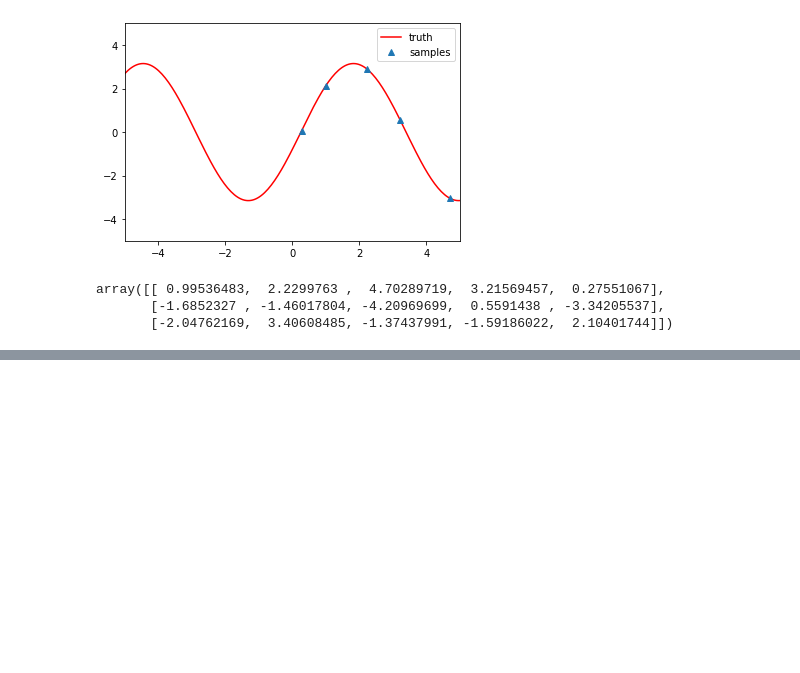
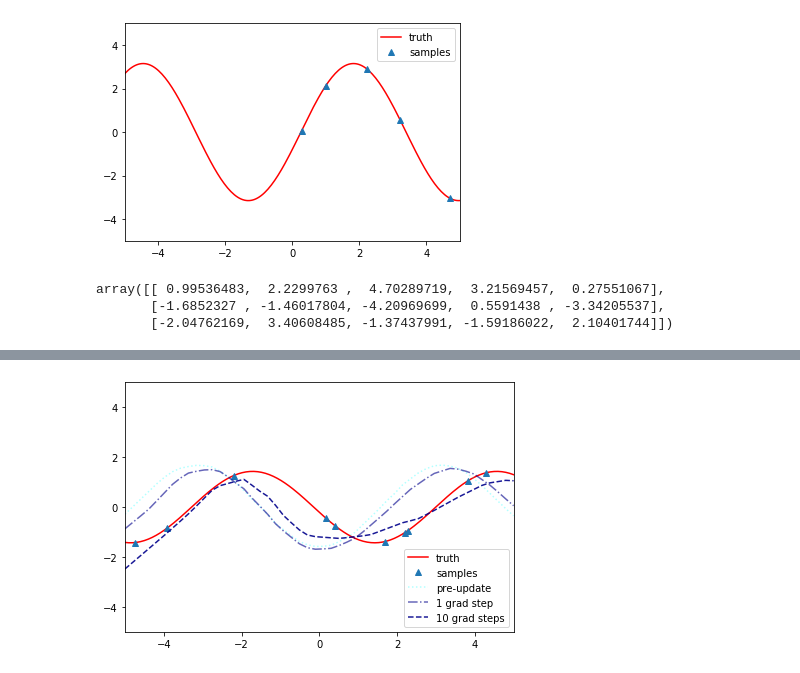
Before and after one commit to tpgillam/meta_learning, a Jupyter notebook: sinusoid.ipynb, the cells around one changed output, grey strips where cells are left out. Drawn from its saved outputs; the diff is of its cells as text; code cells hidden in the pictures; blank space fills up the shorter version.

Commit message:
Better plotting

```diff
--- a/sinusoid.ipynb
+++ b/sinusoid.ipynb
@@ -188,6 +189,14 @@ def _train_step(module, train_batch: Batch, optimizer):
     optimizer.step()
 
 
+def _get_prediction(module, x: numpy.ndarray) -> numpy.ndarray:
+    device = _module_device(module)
+    torch_x = torch.tensor(x, dtype=torch.float32).unsqueeze(1).to(device)
+    with torch.no_grad(), model_eval(module):
+        torch_y = module(torch_x)
+    return torch_y.cpu().numpy().squeeze(1)
+
+
 class BatchPrediction(NamedTuple):
     y: numpy.ndarray
     mse_loss: float
@@ -264,29 +286,30 @@ def meta_test(
         learning_rate: float = 0.001):
     """Perform a single test on the trained module"""
     # FIXME We need to make an independent copy of the module's parameters before we mutate them in training.
+    module = copy.deepcopy(module)
+
     batch = generate_sinusoid_batch(1, 2 * batch_size_inner)
     train_batch = batch[:batch_size_inner]
     test_batch = batch[batch_size_inner:]
 
-    prediction = _get_test_prediction(module, test_batch)
+    test_x = numpy.linspace(batch.input_range[0], batch.input_range[1])
+
+    y = _get_prediction(module, test_x)
+
     plot_task(train_batch, 0)
-    pyplot.plot(test_batch.x[0], prediction.y, '<')
-    pyplot.show()
+    pyplot.plot(test_x, y, '-', c='cyan', ls='dotted', alpha=0.3, label='pre-update')
 
     optimizer = torch.optim.Adam(module.parameters(), lr=learning_rate)
 
     _train_step(module, train_batch, optimizer)
-    #TODO Evaluate over a much finer grid to make a better plot
-    prediction = _get_test_prediction(module, test_batch)
-    plot_task(train_batch, 0)
-    pyplot.plot(test_batch.x[0], prediction.y, '<')
-    print(prediction.y)
+    y = _get_prediction(module, test_x)
+    pyplot.plot(test_x, y, '-', c='darkblue', ls='-.', alpha=0.6, label='1 grad step')
+
+    for _ in range(9):
+        _train_step(module, train_batch, optimizer)
+    y = _get_prediction(module, test_x)
+    pyplot.plot(test_x, y, '-', c='darkblue', ls='dashed', alpha=0.9, label='10 grad steps')
+
+    pyplot.legend()
+    pyplot.tight_layout()
     pyplot.show()
-
-    for _ in range(29):
-        _train_step(module, train_batch, optimizer)
-    prediction = _get_test_prediction(module, test_batch)
-    plot_task(train_batch, 0)
-    pyplot.plot(test_batch.x[0], prediction.y, '<')
-    print(prediction.y)
-    pyplot.show()
@@ -299,0 +320,4 @@ list(module.parameters())
+# %%
+meta_test(module, learning_rate=0.01)
+# %% [output]
+[figure, added]
```
Also changed, not shown: parts of 10 cells of this notebook.
